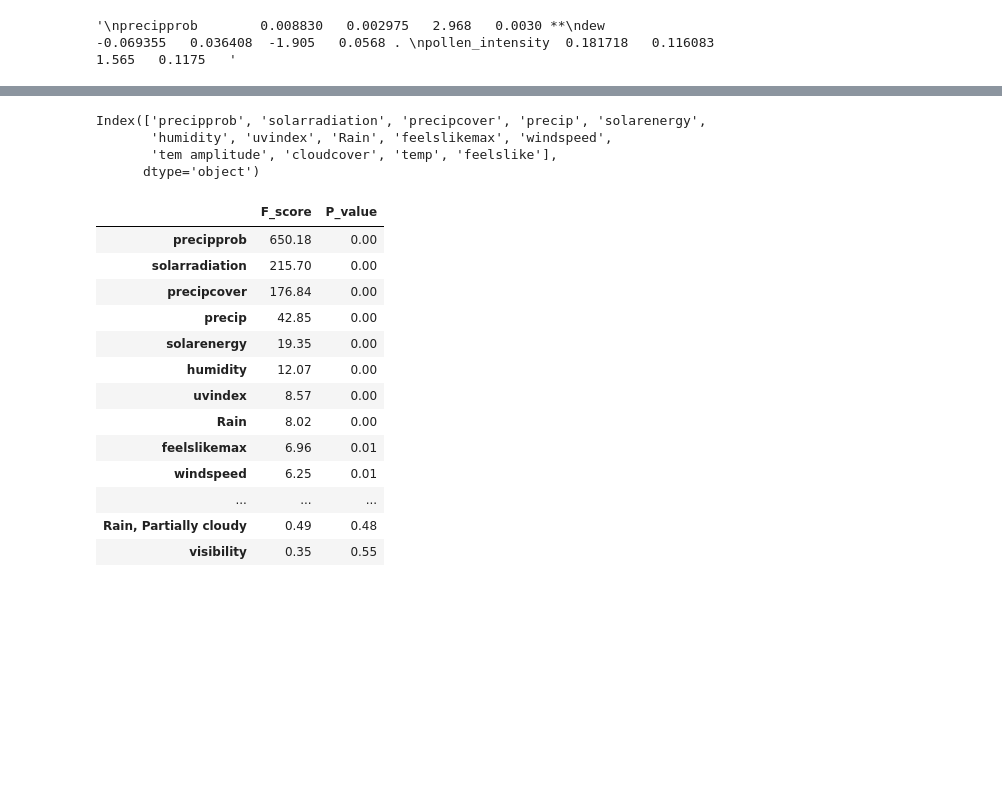
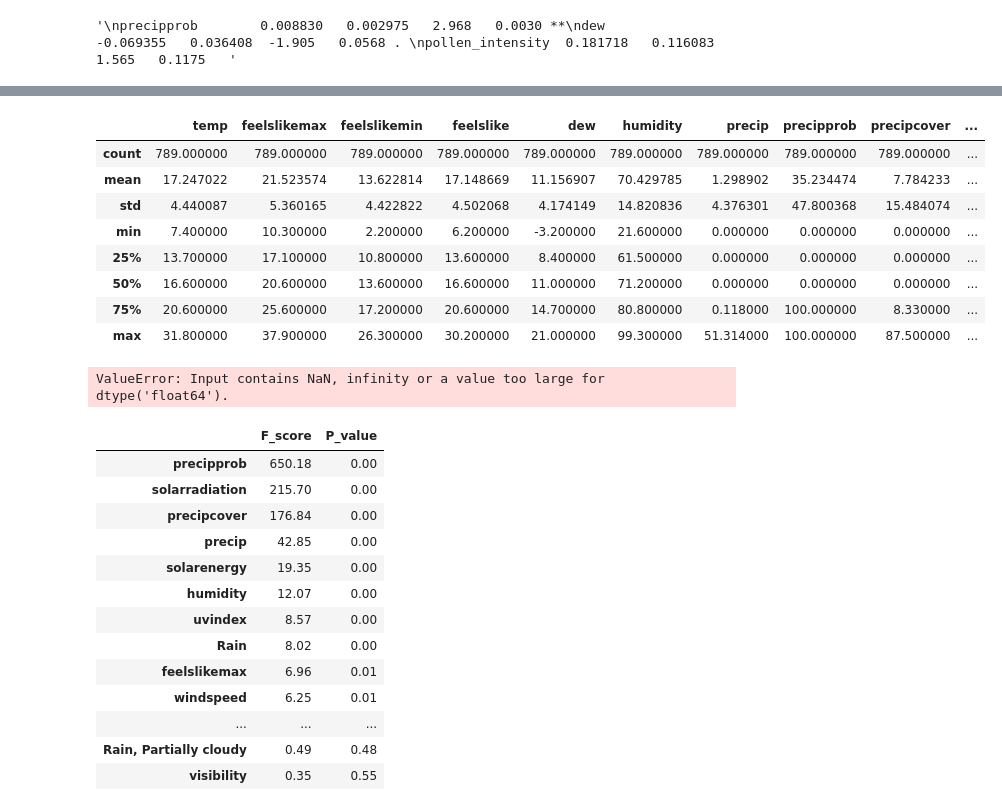
Before and after one commit to aminkhod/Asthma_Alert, a Jupyter notebook: Classification.ipynb, the cells around one changed output, grey strips where cells are left out. Drawn from its saved outputs; the diff is of its cells as text; code cells hidden in the pictures; blank space fills up the shorter version.

```diff
--- a/Classification.ipynb
+++ b/Classification.ipynb
@@ -232 +233,13 @@ tem amplitude             0
 dtype: int64
+# %%
+X.iloc[:, :10].describe()
+# %% [output]
+|  | temp | feelslikemax | feelslikemin | feelslike | dew | humidity | precip | precipprob | precipcover | ... |
+| count | 789.000000 | 789.000000 | 789.000000 | 789.000000 | 789.000000 | 789.000000 | 789.000000 | 789.000000 | 789.000000 | ... |
+| mean | 17.247022 | 21.523574 | 13.622814 | 17.148669 | 11.156907 | 70.429785 | 1.298902 | 35.234474 | 7.784233 | ... |
+| std | 4.440087 | 5.360165 | 4.422822 | 4.502068 | 4.174149 | 14.820836 | 4.376301 | 47.800368 | 15.484074 | ... |
+| min | 7.400000 | 10.300000 | 2.200000 | 6.200000 | -3.200000 | 21.600000 | 0.000000 | 0.000000 | 0.000000 | ... |
+| 25% | 13.700000 | 17.100000 | 10.800000 | 13.600000 | 8.400000 | 61.500000 | 0.000000 | 0.000000 | 0.000000 | ... |
+| 50% | 16.600000 | 20.600000 | 13.600000 | 16.600000 | 11.000000 | 71.200000 | 0.000000 | 0.000000 | 0.000000 | ... |
+| 75% | 20.600000 | 25.600000 | 17.200000 | 20.600000 | 14.700000 | 80.800000 | 0.118000 | 100.000000 | 8.330000 | ... |
+| max | 31.800000 | 37.900000 | 26.300000 | 30.200000 | 21.000000 | 99.300000 | 51.314000 | 100.000000 | 87.500000 | ... |
@@ -251,16 +265,13 @@ columns = x_train.columns
 # X = scaler.fit_transform(X)
 # %%
 # Calculating Fscore and p value
-f_p_values = chi2(x_train, y_train)
+f_p_values = chi2(x_train.drop(['dew'], axis=1), y_train)
 chi2_f_p_values = pd.DataFrame(f_p_values, columns=columns, index=['F_score', 'P_value']).\
 T.sort_values('P_value',ascending=True).round(2)
 chi2_f_p_values[chi2_f_p_values['P_value'] < 0.16].index
 #[chi2_f_p_values['P_value'] < 0.5]
 # %% [output]
-Index(['precipprob', 'solarradiation', 'precipcover', 'precip', 'solarenergy',
-       'humidity', 'uvindex', 'Rain', 'feelslikemax', 'windspeed',
-       'tem amplitude', 'cloudcover', 'temp', 'feelslike'],
-      dtype='object')
+ValueError: Input contains NaN, infinity or a value too large for dtype('float64').
 # %%
 chi2_f_p_values
 # %% [output]
```
Also changed, not shown: parts of 39 cells of this notebook, 7 other files.
